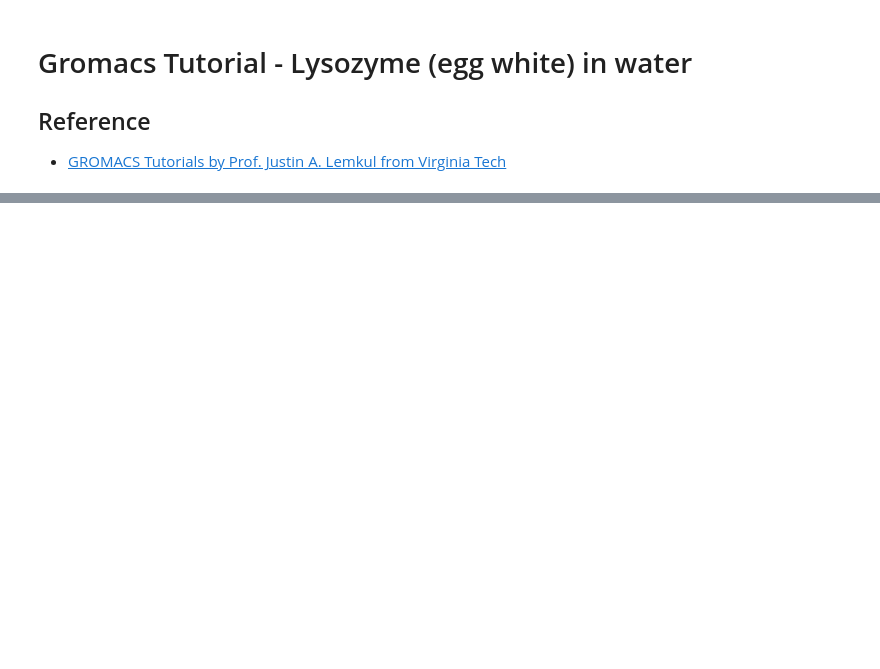
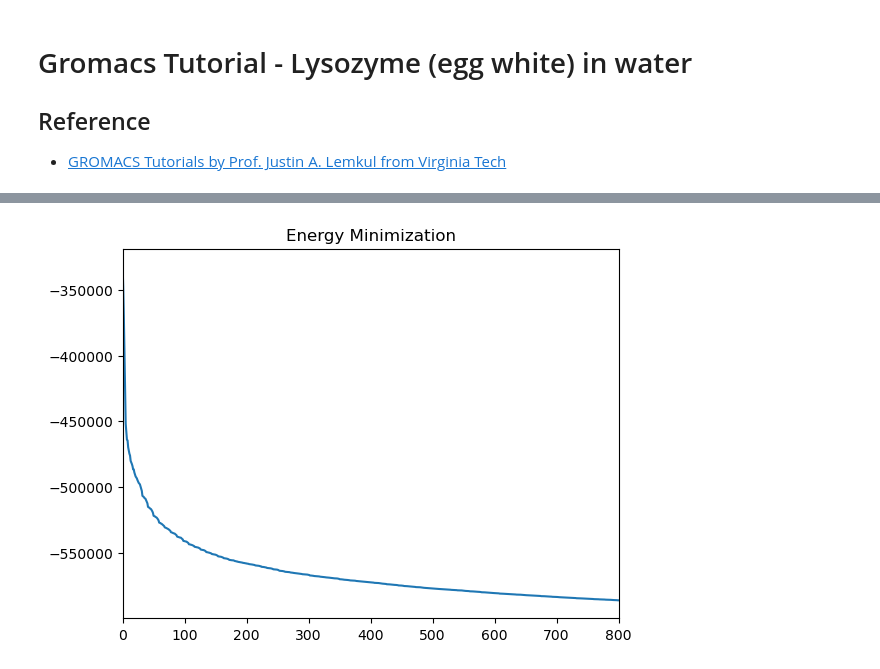
Before and after one commit to chiral-data/chiral-client-python, a Jupyter notebook: examples/gromacs.ipynb, the cells around one changed output, grey strips where cells are left out. Drawn from its saved outputs; the diff is of its cells as text; code cells hidden in the pictures; blank space fills up the shorter version.

```diff
--- a/examples/gromacs.ipynb
+++ b/examples/gromacs.ipynb
@@ -338,0 +303,79 @@ Simulation lysozyme Completes!
+# %%
+# register a user at cloud.chiral.one, get the token api from the page "Profile"
+#
+user_email = os.environ['CHIRAL_USER_EMAIL']
+token_api = os.environ['CHIRAL_TOKEN_API']
+chiral_computing_url = os.environ['CHIRAL_CLOUD_URL']
+remote_dir = 'gromacs'
+local_dir = 'test_gromacs'
+client = chiral_client.Client(user_email, token_api, remote_dir, local_dir, chiral_computing_url)
+
+project = 'lysozyme'
+if os.path.exists(local_dir):
+    shutil.rmtree(local_dir)
+os.mkdir(local_dir)
+os.mkdir(os.path.join(local_dir, project))
+client.set_project(project)
+client.create_project_remote()
+data_dir = f'./data/gromacs/{project}'
+
+print(f'user credit points: {client.check_credit_points():.3f}')
+run_step_1(client, data_dir)
+print(f'user credit points: {client.check_credit_points():.3f}')
+run_step_2(client, data_dir)
+print(f'user credit points: {client.check_credit_points():.3f}')
+run_step_3(client, data_dir)
+print(f'user credit points: {client.check_credit_points():.3f}')
+run_step_4(client, data_dir)
+print(f'user credit points: {client.check_credit_points():.3f}')
+run_step_5(client, data_dir)
+print(f'user credit points: {client.check_credit_points():.3f}')
+run_step_6(client, data_dir)
+print(f'user credit points: {client.check_credit_points():.3f}')
+job_id = run_step_7_submit(client, data_dir)
+time.sleep(1)
+client.cancel_job(job_id)
+print(f'job {job_id} cancelled suclientessfully')
+print(f'user credit points: {client.check_credit_points():.3f}')
+job_id = run_step_7_submit(client, data_dir)
+for idx in range(5):
+    time.sleep(2)
+    client.request_log_files(job_id)
+    print(f'{idx} check log files for job {job_id}')
+print(f'user credit points: {client.check_credit_points():.3f}')
+client.cancel_job(job_id)
+print(f'user credit points: {client.check_credit_points():.3f}')
+run_step_7(client, data_dir)
+clear_output(wait=True)
+print(f'user credit points: {client.check_credit_points():.3f}')
+time.sleep(2)
+print(f'user credit points: {client.check_credit_points():.3f}')
+run_step_8(client, data_dir)
+plot_energy(os.path.join(local_dir, client.project))
+run_step_9(client, data_dir)
+run_step_10(client, data_dir)
+clear_output(wait=True)
+print(f'user credit points: {client.check_credit_points():.3f}')
+run_step_11(client, data_dir)
+plot_temperature(os.path.join(local_dir, client.project))
+run_step_12(client, data_dir)
+run_step_13(client, data_dir)
+clear_output(wait=True)
+print(f'user credit points: {client.check_credit_points():.3f}')
+run_step_14(client, data_dir)
+run_step_15(client, data_dir)
+plot_pressure_density(os.path.join(local_dir, client.project))
+run_step_16(client, data_dir)
+run_step_17(client, data_dir)
+run_step_18(client, data_dir)
+run_step_19(client, data_dir)
+clear_output(wait=True)
+print(f'user credit points: {client.check_credit_points():.3f}')
+run_step_20(client, data_dir)
+run_step_21(client, data_dir)
+plot_rmsd_gyration(os.path.join(local_dir, client.project))
+
+shutil.rmtree(local_dir)
+print(f'Simulation {project} Completes!')
+client.remove_remote_dir('.', 'gromacs')
+# %% [output]
@@ -338,0 +387 @@ Simulation lysozyme Completes!
+[figure, added]
```
Also changed, not shown: parts of 5 cells of this notebook, 25 other files.
